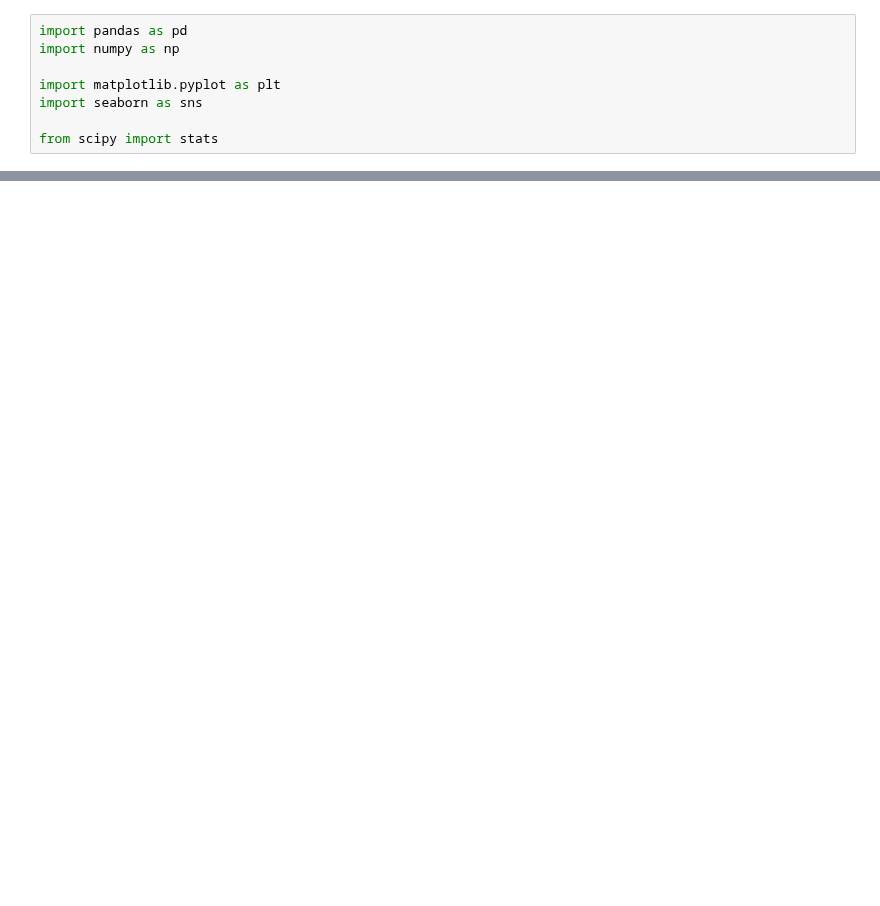
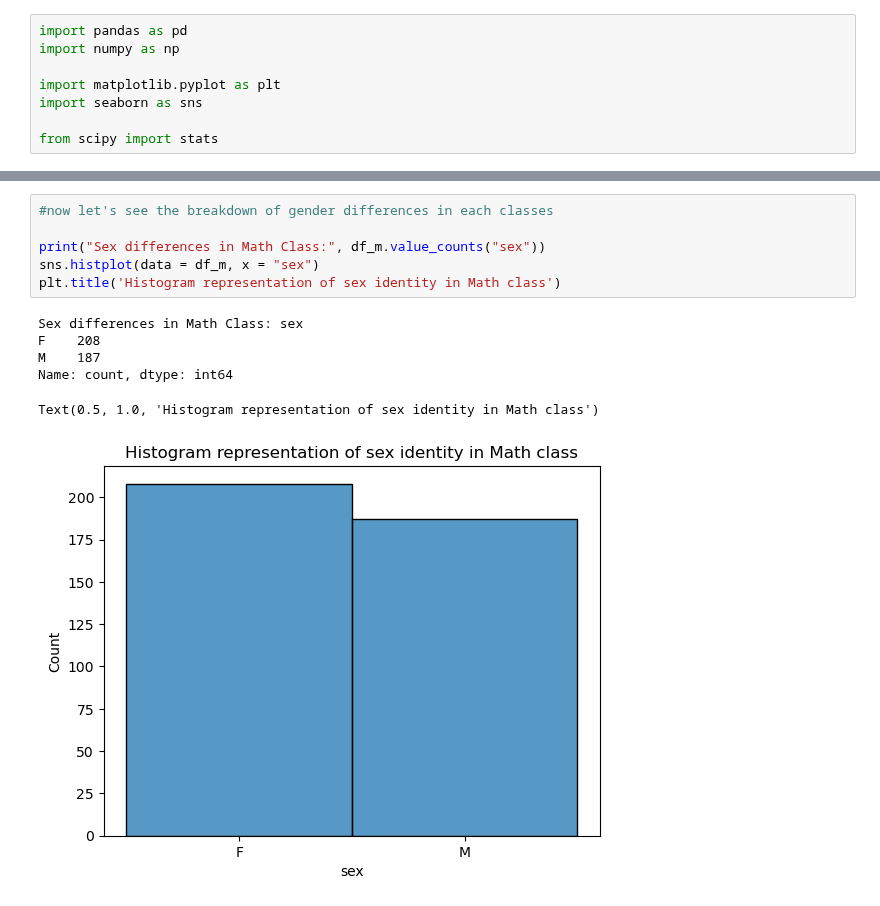
Before and after one commit to cshields164/end-of-phase1-project, a Jupyter notebook: code/01explore.ipynb, the cells around one changed output, grey strips where cells are left out. Cells and saved outputs as stored; diff of their text form; blank space fills up the shorter version.

```diff
--- a/code/01explore.ipynb
+++ b/code/01explore.ipynb
@@ -161,0 +142,13 @@ sns.boxplot(data= df_m, x = cum_grades, y= "romantic")
+# %%
+#now let's see the breakdown of gender differences in each classes
+
+print("Sex differences in Math Class:", df_m.value_counts("sex"))
+sns.histplot(data = df_m, x = "sex")
+plt.title('Histogram representation of sex identity in Math class')
+# %% [output]
+Sex differences in Math Class: sex
+F    208
+M    187
+Name: count, dtype: int64
+Text(0.5, 1.0, 'Histogram representation of sex identity in Math class')
+[figure, added]
```
Also changed, not shown: parts of 37 cells of this notebook, 11 other files.
